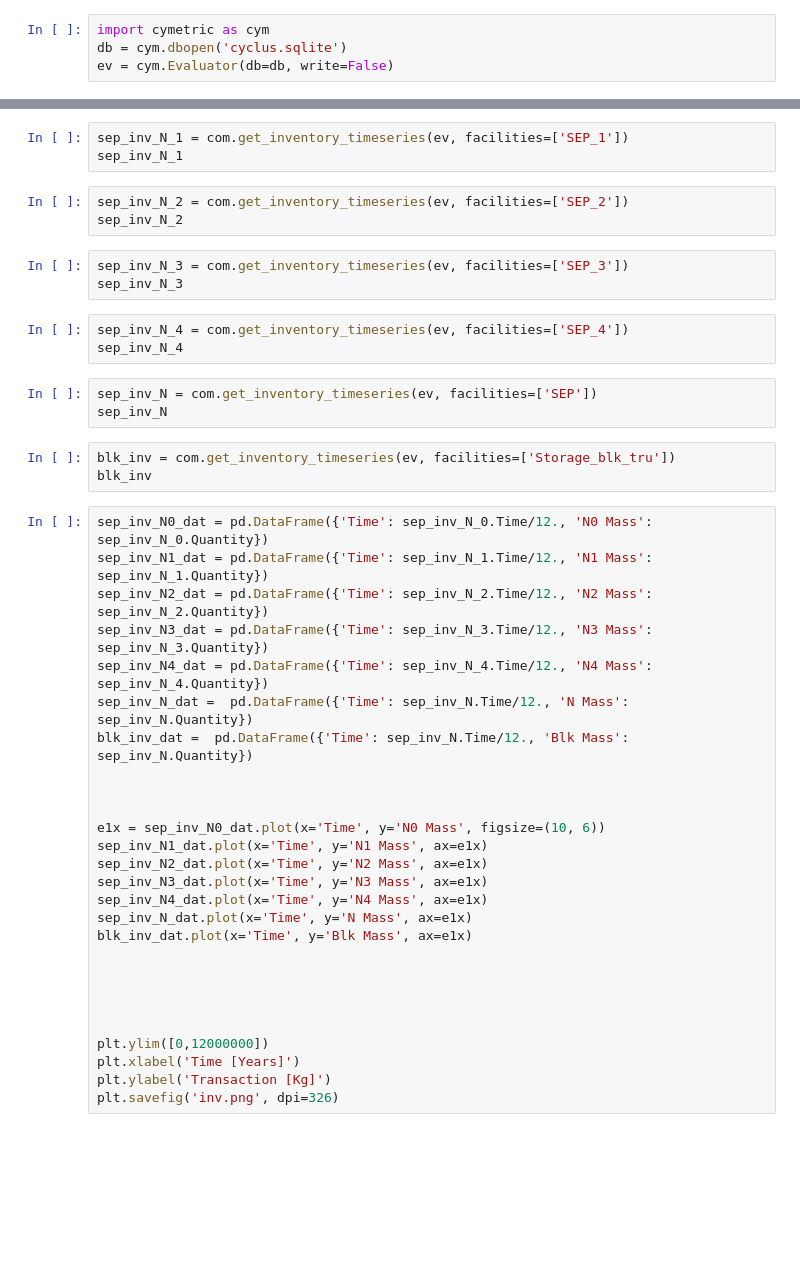
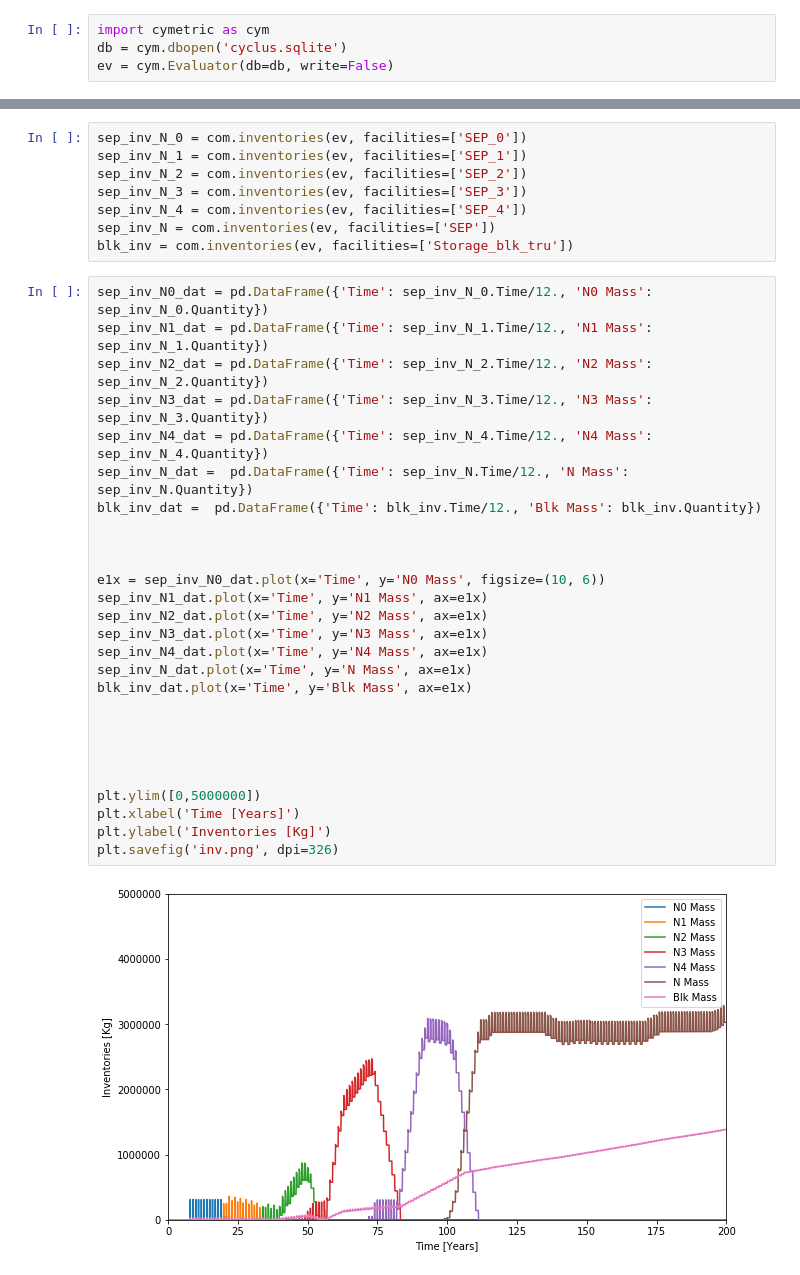
Before and after one commit to Baaaaam/EG30, a Jupyter notebook: EG30_analysis.ipynb, the cells around one changed output, grey strips where cells are left out. Saved outputs shown, nothing was run; the diff lists cells and outputs as text; blank space fills up the shorter version.

```diff
--- a/EG30_analysis.ipynb
+++ b/EG30_analysis.ipynb
@@ -57,46 +52,38 @@ MemoryError: std::bad_alloc
-# %%
-sep_inv_N_1 = com.get_inventory_timeseries(ev, facilities=['SEP_1'])
-sep_inv_N_1
-# %%
-sep_inv_N_2 = com.get_inventory_timeseries(ev, facilities=['SEP_2'])
-sep_inv_N_2
-# %%
-sep_inv_N_3 = com.get_inventory_timeseries(ev, facilities=['SEP_3'])
-sep_inv_N_3
-# %%
-sep_inv_N_4 = com.get_inventory_timeseries(ev, facilities=['SEP_4'])
-sep_inv_N_4
-# %%
-sep_inv_N = com.get_inventory_timeseries(ev, facilities=['SEP'])
-sep_inv_N
-# %%
-blk_inv = com.get_inventory_timeseries(ev, facilities=['Storage_blk_tru'])
-blk_inv
+# %%
+sep_inv_N_0 = com.inventories(ev, facilities=['SEP_0'])
+sep_inv_N_1 = com.inventories(ev, facilities=['SEP_1'])
+sep_inv_N_2 = com.inventories(ev, facilities=['SEP_2'])
+sep_inv_N_3 = com.inventories(ev, facilities=['SEP_3'])
+sep_inv_N_4 = com.inventories(ev, facilities=['SEP_4'])
+sep_inv_N = com.inventories(ev, facilities=['SEP'])
+blk_inv = com.inventories(ev, facilities=['Storage_blk_tru'])
 # %%
 sep_inv_N0_dat = pd.DataFrame({'Time': sep_inv_N_0.Time/12., 'N0 Mass': sep_inv_N_0.Quantity})
 sep_inv_N1_dat = pd.DataFrame({'Time': sep_inv_N_1.Time/12., 'N1 Mass': sep_inv_N_1.Quantity})
 sep_inv_N2_dat = pd.DataFrame({'Time': sep_inv_N_2.Time/12., 'N2 Mass': sep_inv_N_2.Quantity})
 sep_inv_N3_dat = pd.DataFrame({'Time': sep_inv_N_3.Time/12., 'N3 Mass': sep_inv_N_3.Quantity})
 sep_inv_N4_dat = pd.DataFrame({'Time': sep_inv_N_4.Time/12., 'N4 Mass': sep_inv_N_4.Quantity})
 sep_inv_N_dat =  pd.DataFrame({'Time': sep_inv_N.Time/12., 'N Mass': sep_inv_N.Quantity})
-blk_inv_dat =  pd.DataFrame({'Time': sep_inv_N.Time/12., 'Blk Mass': sep_inv_N.Quantity})
+blk_inv_dat =  pd.DataFrame({'Time': blk_inv.Time/12., 'Blk Mass': blk_inv.Quantity})
 
 
 
 e1x = sep_inv_N0_dat.plot(x='Time', y='N0 Mass', figsize=(10, 6))
 sep_inv_N1_dat.plot(x='Time', y='N1 Mass', ax=e1x)
 sep_inv_N2_dat.plot(x='Time', y='N2 Mass', ax=e1x)
 sep_inv_N3_dat.plot(x='Time', y='N3 Mass', ax=e1x)
 sep_inv_N4_dat.plot(x='Time', y='N4 Mass', ax=e1x)
 sep_inv_N_dat.plot(x='Time', y='N Mass', ax=e1x)
 blk_inv_dat.plot(x='Time', y='Blk Mass', ax=e1x)
 
 
 
 
 
-plt.ylim([0,12000000])
+plt.ylim([0,5000000])
 plt.xlabel('Time [Years]')
-plt.ylabel('Transaction [Kg]')
+plt.ylabel('Inventories [Kg]')
 plt.savefig('inv.png', dpi=326)
+# %% [output]
+[figure, added]
 # %%
```
Also changed, not shown: parts of 9 cells of this notebook, 6 other files.
